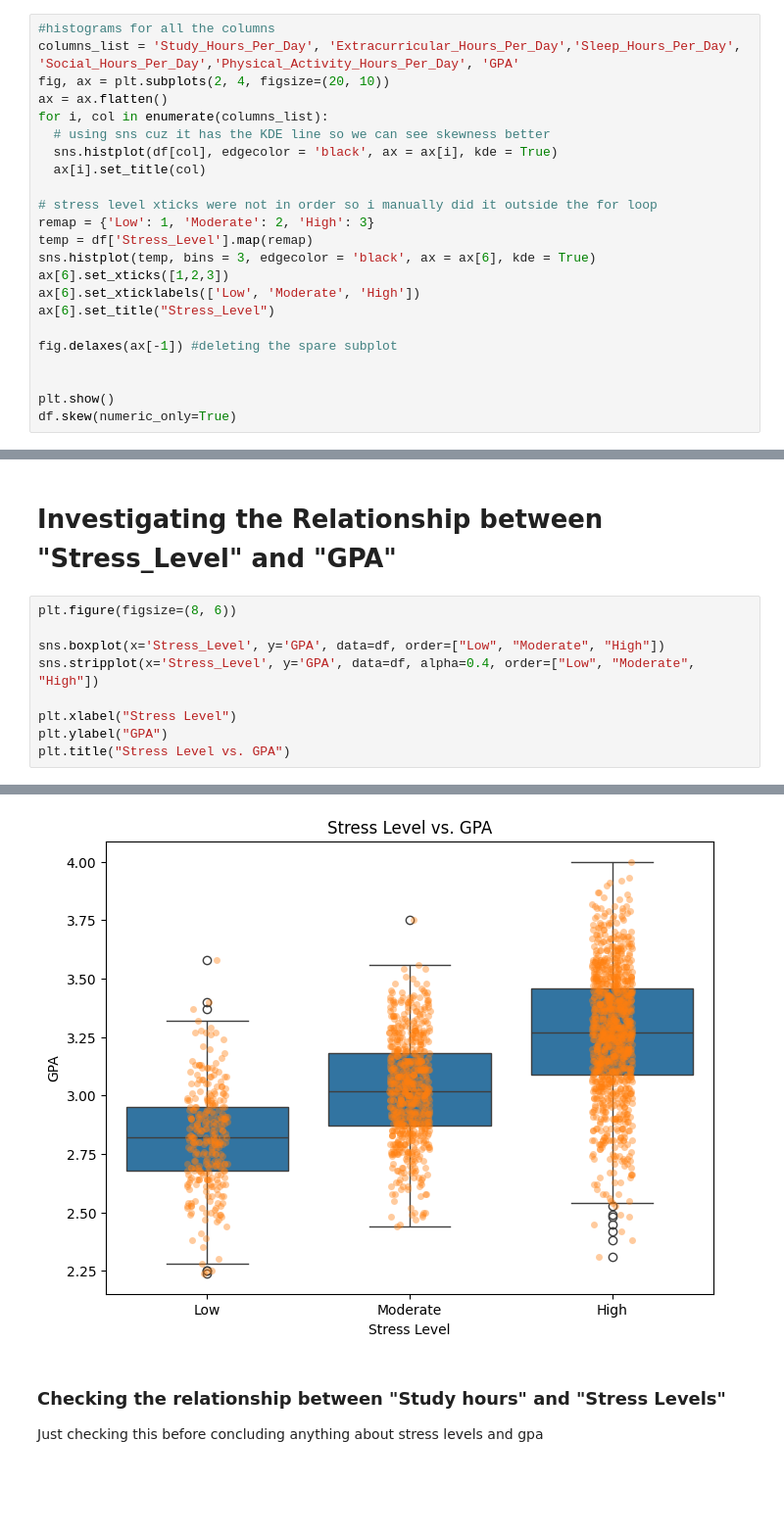
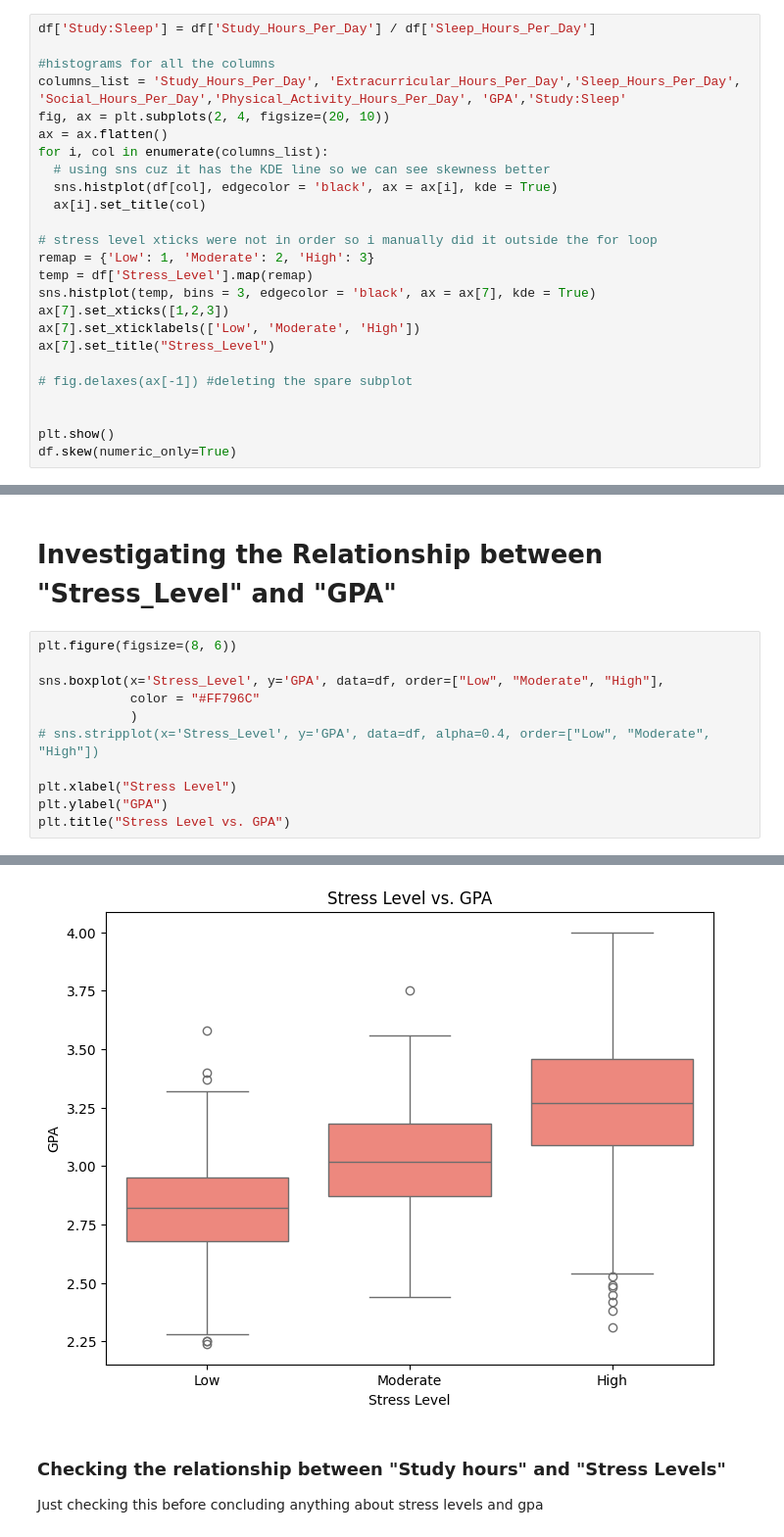
Before and after one commit to AndyFum/Data-Visualization-Final, a Jupyter notebook: final/final.ipynb, the cells around one changed output, grey strips where cells are left out. Shown at 98% size. Cells and saved outputs as stored; diff of their text form; blank space fills up the shorter version.

```diff
--- a/final/final.ipynb
+++ b/final/final.ipynb
@@ -36,8 +37,10 @@ GPA                                0
 Stress_Level                       0
 dtype: int64
 # %%
+df['Study:Sleep'] = df['Study_Hours_Per_Day'] / df['Sleep_Hours_Per_Day']
+
 #histograms for all the columns
-columns_list = 'Study_Hours_Per_Day', 'Extracurricular_Hours_Per_Day','Sleep_Hours_Per_Day', 'Social_Hours_Per_Day','Physical_Activity_Hours_Per_Day', 'GPA'
+columns_list = 'Study_Hours_Per_Day', 'Extracurricular_Hours_Per_Day','Sleep_Hours_Per_Day', 'Social_Hours_Per_Day','Physical_Activity_Hours_Per_Day', 'GPA','Study:Sleep'
 fig, ax = plt.subplots(2, 4, figsize=(20, 10))
 ax = ax.flatten()
 for i, col in enumerate(columns_list):
@@ -48,12 +51,12 @@ for i, col in enumerate(columns_list):
 # stress level xticks were not in order so i manually did it outside the for loop
 remap = {'Low': 1, 'Moderate': 2, 'High': 3}
 temp = df['Stress_Level'].map(remap)
-sns.histplot(temp, bins = 3, edgecolor = 'black', ax = ax[6], kde = True)
-ax[6].set_xticks([1,2,3])
-ax[6].set_xticklabels(['Low', 'Moderate', 'High'])
-ax[6].set_title("Stress_Level")
+sns.histplot(temp, bins = 3, edgecolor = 'black', ax = ax[7], kde = True)
+ax[7].set_xticks([1,2,3])
+ax[7].set_xticklabels(['Low', 'Moderate', 'High'])
+ax[7].set_title("Stress_Level")
 
-fig.delaxes(ax[-1]) #deleting the spare subplot
+# fig.delaxes(ax[-1]) #deleting the spare subplot
 
 
 plt.show()
@@ -246,15 +252,17 @@ When putting "Physical activity" with "Study Hours" into an OLS regression, "Phy
 # %%
 plt.figure(figsize=(8, 6))
 
-sns.boxplot(x='Stress_Level', y='GPA', data=df, order=["Low", "Moderate", "High"])
-sns.stripplot(x='Stress_Level', y='GPA', data=df, alpha=0.4, order=["Low", "Moderate", "High"])
+sns.boxplot(x='Stress_Level', y='GPA', data=df, order=["Low", "Moderate", "High"],
+            color = "#FF796C"
+            )
+# sns.stripplot(x='Stress_Level', y='GPA', data=df, alpha=0.4, order=["Low", "Moderate", "High"])
 
 plt.xlabel("Stress Level")
 plt.ylabel("GPA")
 plt.title("Stress Level vs. GPA")
 # %% [output]
 Text(0.5, 1.0, 'Stress Level vs. GPA')
-[figure, old version]
+[figure, new version]
 # %% [markdown]
 ### Checking the relationship between "Study hours" and "Stress Levels"
 
```
Also changed, not shown: parts of 20 cells of this notebook.
